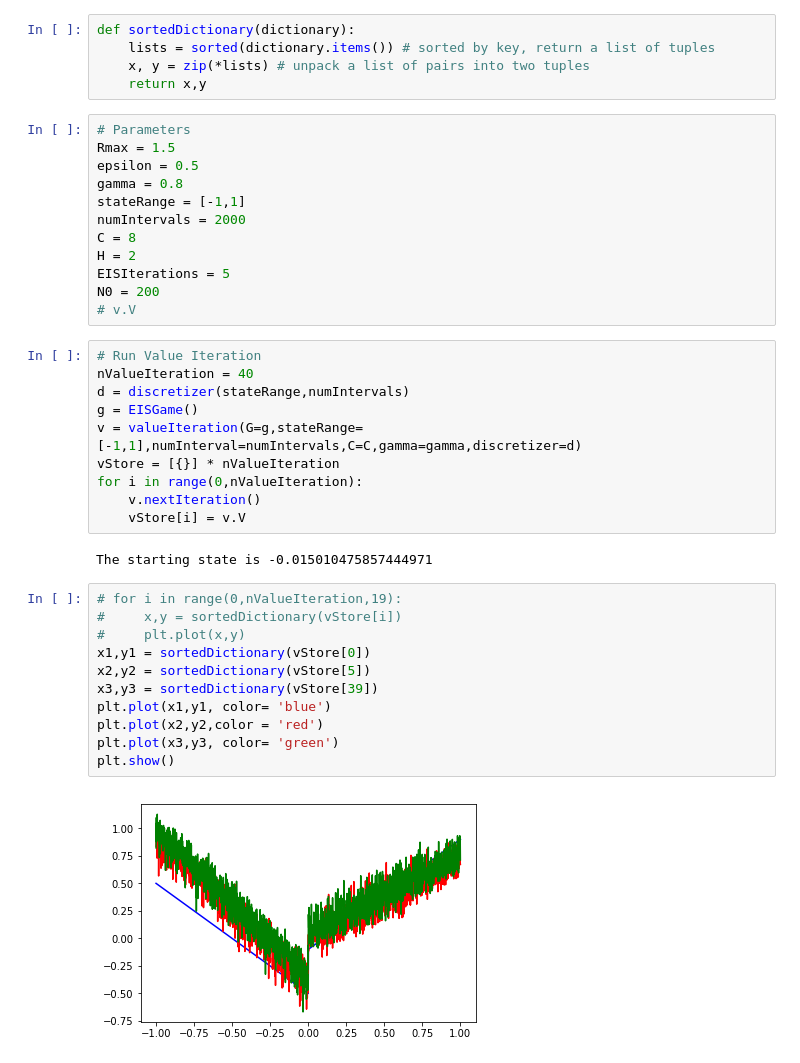
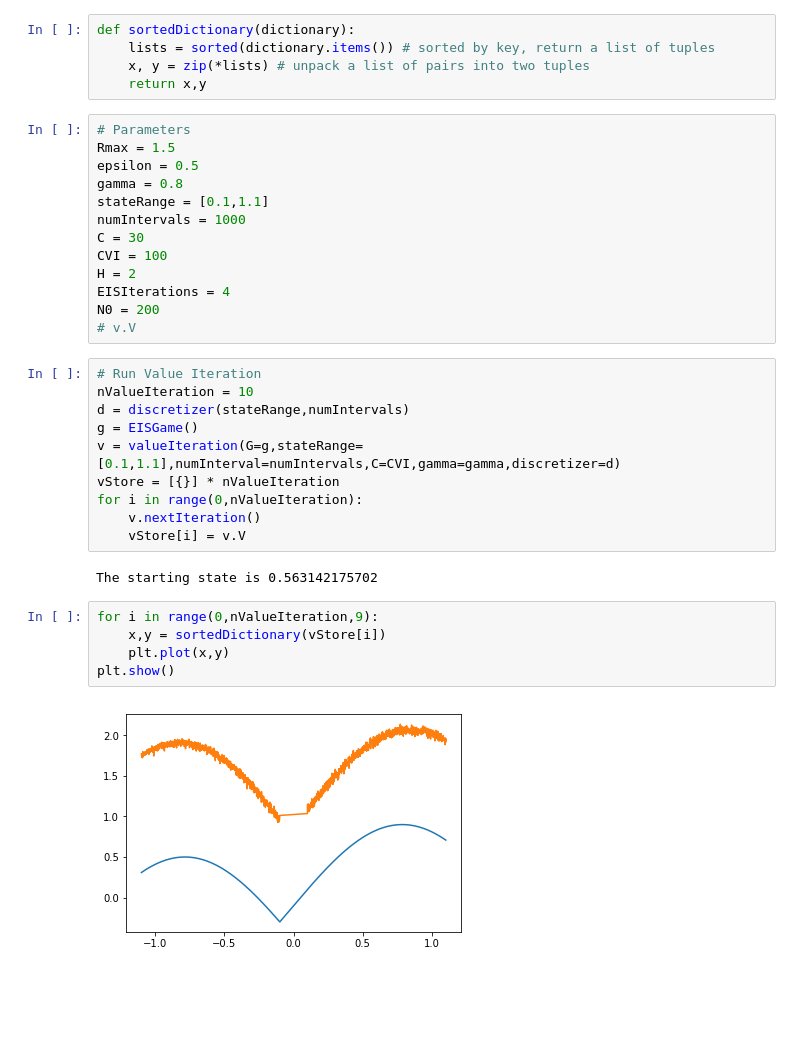
Before and after one commit to s2c/ExploreImproveSupervise, a Jupyter notebook: EIS.ipynb, the cells around one changed output. Cells and saved outputs as stored; diff of their text form; blank space fills up the shorter version.

```diff
--- a/EIS.ipynb
+++ b/EIS.ipynb
@@ -18,38 +18,33 @@ def sortedDictionary(dictionary):
 Rmax = 1.5
 epsilon = 0.5
 gamma = 0.8
-stateRange = [-1,1]
-numIntervals = 2000
-C = 8
+stateRange = [0.1,1.1]
+numIntervals = 1000
+C = 30
+CVI = 100
 H = 2
-EISIterations = 5
+EISIterations = 4
 N0 = 200
 # v.V
 # %%
 # Run Value Iteration
-nValueIteration = 40
+nValueIteration = 10
 d = discretizer(stateRange,numIntervals)
 g = EISGame()
-v = valueIteration(G=g,stateRange=[-1,1],numInterval=numIntervals,C=C,gamma=gamma,discretizer=d)
+v = valueIteration(G=g,stateRange=[0.1,1.1],numInterval=numIntervals,C=CVI,gamma=gamma,discretizer=d)
 vStore = [{}] * nValueIteration
 for i in range(0,nValueIteration):
     v.nextIteration()
     vStore[i] = v.V
 # %% [output]
-The starting state is -0.015010475857444971
+The starting state is 0.563142175702
 # %%
-# for i in range(0,nValueIteration,19):
-#     x,y = sortedDictionary(vStore[i])
-#     plt.plot(x,y)
-x1,y1 = sortedDictionary(vStore[0])
-x2,y2 = sortedDictionary(vStore[5])
-x3,y3 = sortedDictionary(vStore[39])
-plt.plot(x1,y1, color= 'blue')
-plt.plot(x2,y2,color = 'red')
-plt.plot(x3,y3, color= 'green')
+for i in range(0,nValueIteration,9):
+    x,y = sortedDictionary(vStore[i])
+    plt.plot(x,y)
 plt.show()
 # %% [output]
-[figure, old version]
+[figure, new version]
 # %%
 # Building EIS
 model = None
```
Also changed, not shown: parts of 2 cells of this notebook, 3 other files.
